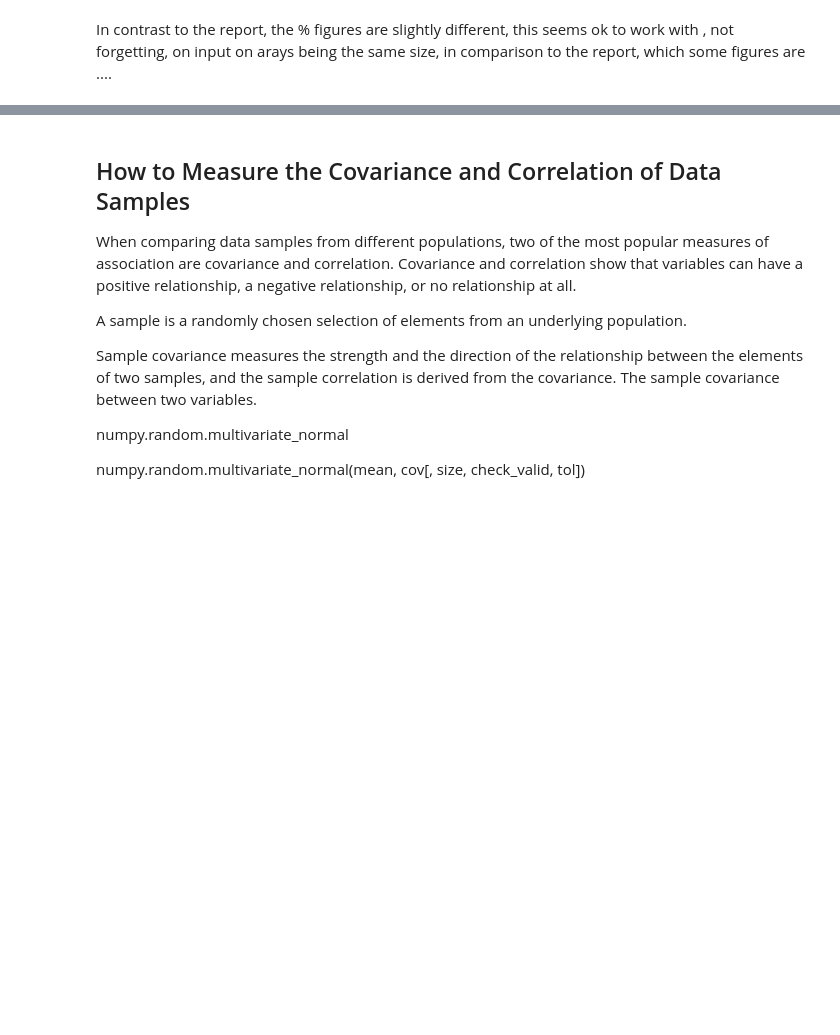
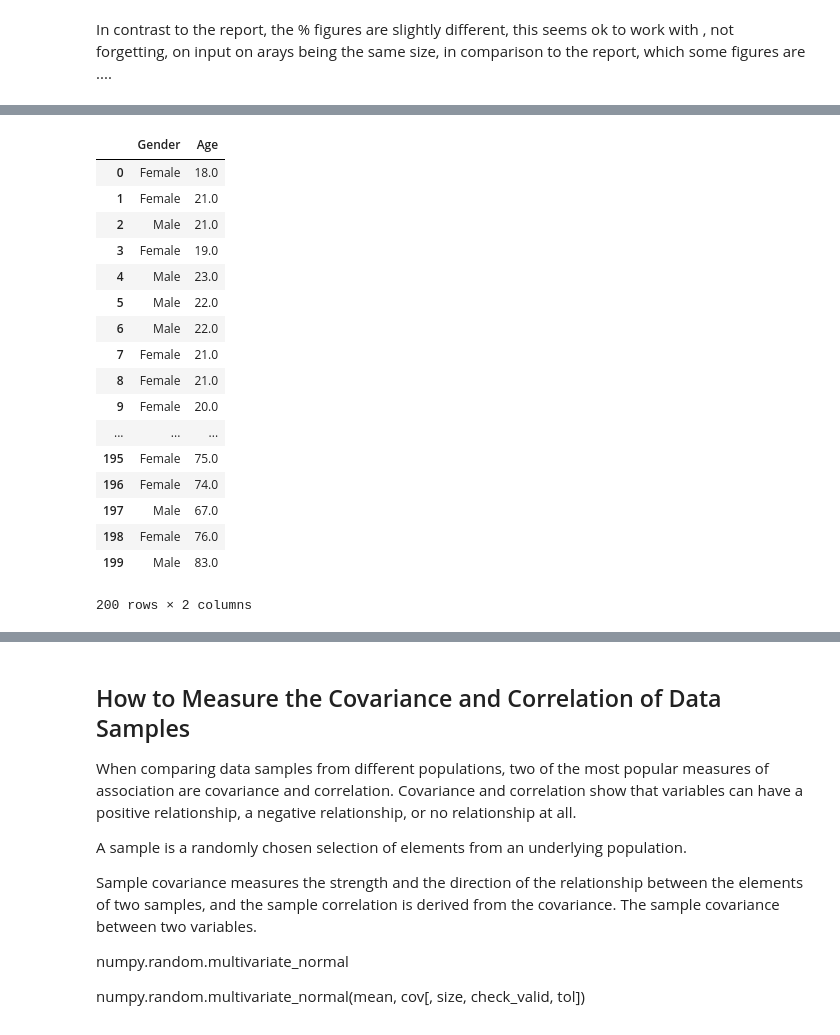
Before and after one commit to MarianneLawless/Programming-DA-Project, a Jupyter notebook: Programming for Data Analysis Project 2018.ipynb, the cells around one changed output, grey strips where cells are left out. Drawn from its saved outputs; the diff is of its cells as text; code cells hidden in the pictures; blank space fills up the shorter version.

```diff
--- a/Programming for Data Analysis Project 2018.ipynb
+++ b/Programming for Data Analysis Project 2018.ipynb
@@ -670,0 +890,21 @@ In contrast to the report, the % figures are slightly different, this seems ok t
+# %%
+df[['Gender','Age']]
+# %% [output]
+|  | Gender | Age |
+| 0 | Female | 18.0 |
+| 1 | Female | 21.0 |
+| 2 | Male | 21.0 |
+| 3 | Female | 19.0 |
+| 4 | Male | 23.0 |
+| 5 | Male | 22.0 |
+| 6 | Male | 22.0 |
+| 7 | Female | 21.0 |
+| 8 | Female | 21.0 |
+| 9 | Female | 20.0 |
+| ... | ... | ... |
+| 195 | Female | 75.0 |
+| 196 | Female | 74.0 |
+| 197 | Male | 67.0 |
+| 198 | Female | 76.0 |
+| 199 | Male | 83.0 |
+200 rows × 2 columns
```
Also changed, not shown: parts of 48 cells of this notebook.
